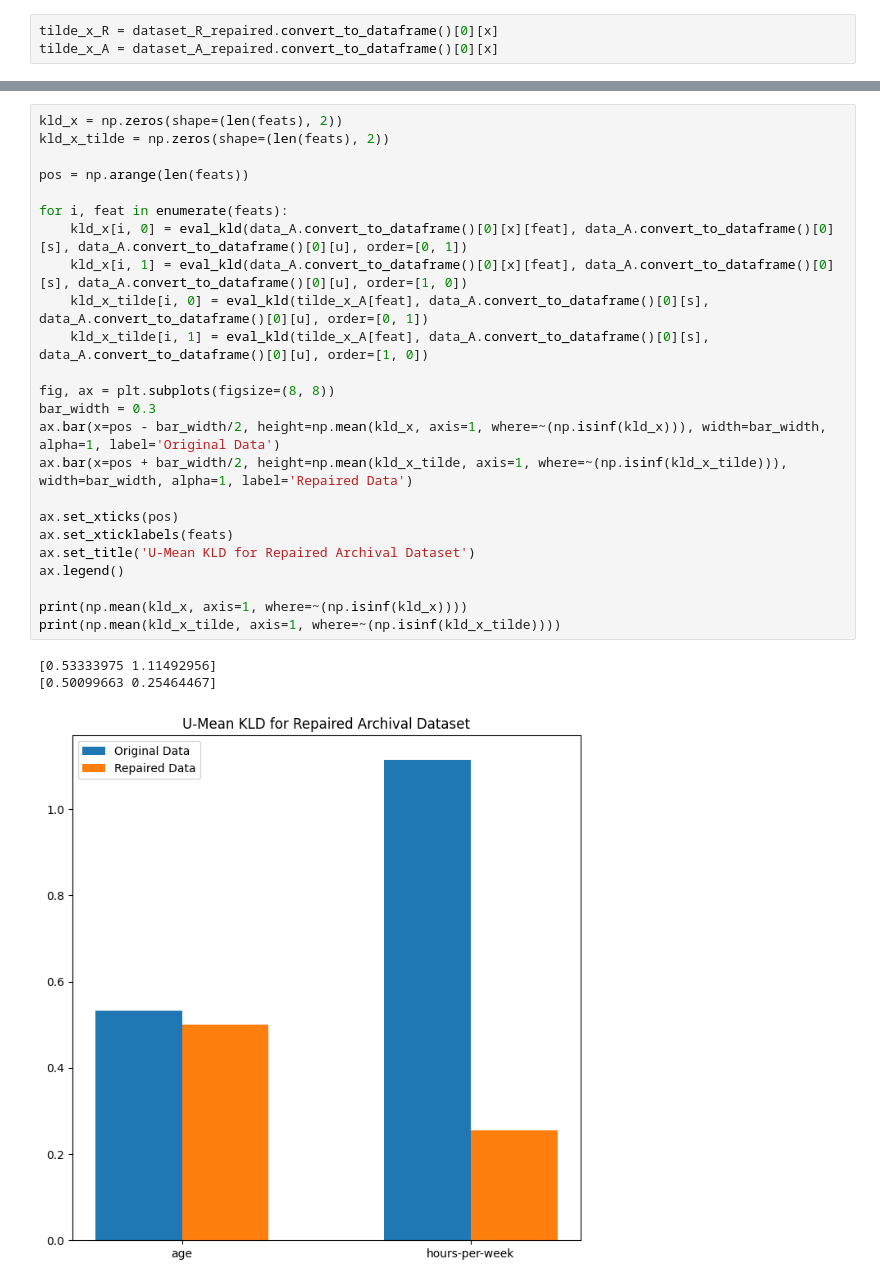
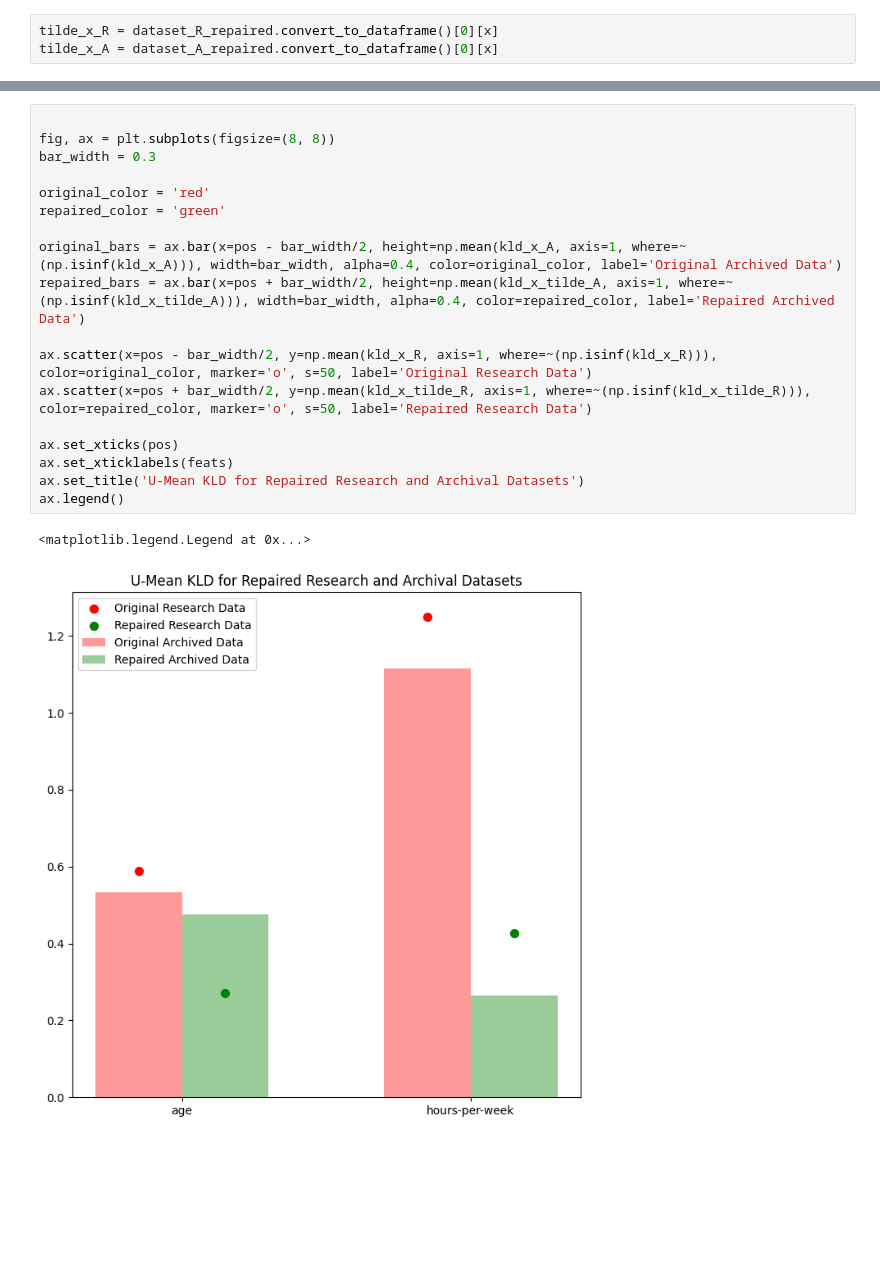
Before and after one commit to Langbridge/AIF360, a Jupyter notebook: examples/demo_distributional_repair.ipynb, the cells around one changed output, grey strips where cells are left out. Cells and saved outputs as stored; diff of their text form; blank space fills up the shorter version.

Commit message:
Corrected documentation of distributional repair

```diff
--- a/examples/demo_distributional_repair.ipynb
+++ b/examples/demo_distributional_repair.ipynb
@@ -153,28 +148,21 @@ print(np.mean(kld_x_tilde, axis=1, where=~(np.isinf(kld_x_tilde))))
-# %%
-kld_x = np.zeros(shape=(len(feats), 2))
-kld_x_tilde = np.zeros(shape=(len(feats), 2))
-
-pos = np.arange(len(feats))
-
-for i, feat in enumerate(feats):
-    kld_x[i, 0] = eval_kld(data_A.convert_to_dataframe()[0][x][feat], data_A.convert_to_dataframe()[0][s], data_A.convert_to_dataframe()[0][u], order=[0, 1])
-    kld_x[i, 1] = eval_kld(data_A.convert_to_dataframe()[0][x][feat], data_A.convert_to_dataframe()[0][s], data_A.convert_to_dataframe()[0][u], order=[1, 0])
-    kld_x_tilde[i, 0] = eval_kld(tilde_x_A[feat], data_A.convert_to_dataframe()[0][s], data_A.convert_to_dataframe()[0][u], order=[0, 1])
-    kld_x_tilde[i, 1] = eval_kld(tilde_x_A[feat], data_A.convert_to_dataframe()[0][s], data_A.convert_to_dataframe()[0][u], order=[1, 0])
-
-fig, ax = plt.subplots(figsize=(8, 8))
-bar_width = 0.3
-ax.bar(x=pos - bar_width/2, height=np.mean(kld_x, axis=1, where=~(np.isinf(kld_x))), width=bar_width, alpha=1, label='Original Data')
-ax.bar(x=pos + bar_width/2, height=np.mean(kld_x_tilde, axis=1, where=~(np.isinf(kld_x_tilde))), width=bar_width, alpha=1, label='Repaired Data')
-
-ax.set_xticks(pos)
-ax.set_xticklabels(feats)
-ax.set_title('U-Mean KLD for Repaired Archival Dataset')
-ax.legend()
-
-print(np.mean(kld_x, axis=1, where=~(np.isinf(kld_x))))
-print(np.mean(kld_x_tilde, axis=1, where=~(np.isinf(kld_x_tilde))))
-# %% [output]
-[0.53333975 1.11492956]
-[0.50099663 0.25464467]
-[figure, removed]
+# %%
+
+fig, ax = plt.subplots(figsize=(8, 8))
+bar_width = 0.3
+
+original_color = 'red'
+repaired_color = 'green'
+
+original_bars = ax.bar(x=pos - bar_width/2, height=np.mean(kld_x_A, axis=1, where=~(np.isinf(kld_x_A))), width=bar_width, alpha=0.4, color=original_color, label='Original Archived Data')
+repaired_bars = ax.bar(x=pos + bar_width/2, height=np.mean(kld_x_tilde_A, axis=1, where=~(np.isinf(kld_x_tilde_A))), width=bar_width, alpha=0.4, color=repaired_color, label='Repaired Archived Data')
+
+ax.scatter(x=pos - bar_width/2, y=np.mean(kld_x_R, axis=1, where=~(np.isinf(kld_x_R))), color=original_color, marker='o', s=50, label='Original Research Data')
+ax.scatter(x=pos + bar_width/2, y=np.mean(kld_x_tilde_R, axis=1, where=~(np.isinf(kld_x_tilde_R))), color=repaired_color, marker='o', s=50, label='Repaired Research Data')
+
+ax.set_xticks(pos)
+ax.set_xticklabels(feats)
+ax.set_title('U-Mean KLD for Repaired Research and Archival Datasets')
+ax.legend()
+# %% [output]
+<matplotlib.legend.Legend at 0x...>
+[figure, added]
```
Also changed, not shown: parts of 5 cells of this notebook, 1 other file.
